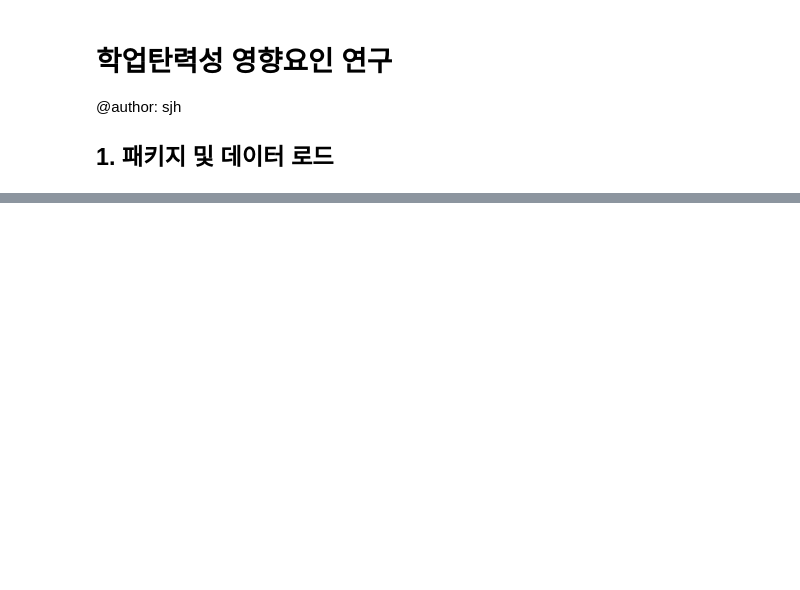
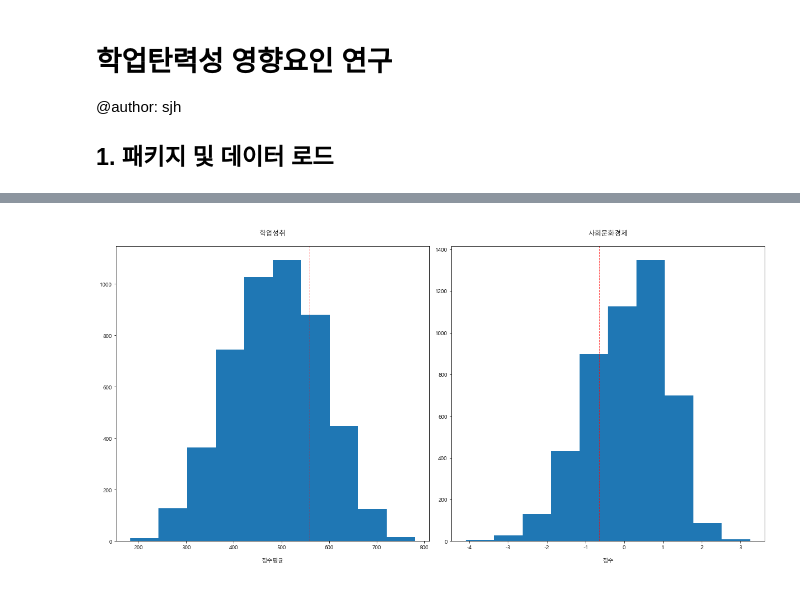
Before and after one commit to huni1023/Research, a Jupyter notebook: MixedRF/analysis.ipynb, the cells around one changed output, grey strips where cells are left out. Drawn from its saved outputs; the diff is of its cells as text; code cells hidden in the pictures; blank space fills up the shorter version.

```diff
--- a/MixedRF/analysis.ipynb
+++ b/MixedRF/analysis.ipynb
@@ -48,8 +39,2 @@ Successfully installed pyreadstat-1.1.9
 >> Current OS:  win32
 >> Current WD:  c:\Users\jhun1\Proj\Research\MixedRF
-# %%
-class Load:
-    def __init__(self, filePath):
-        self.rawDf = pd.read_spss(os.path.join(filePath))
-
-data = Load(r"C:\Users\jhun1\Dropbox\[3]Project\[혼합효과 랜덤포레스트_2022]\PISA2018\STU\CY07_MSU_STU_QQQ.sav")
@@ -97,0 +144,11 @@ class PreProcessing:
+# %%
+finalRS = {'SK': [
+            pd.read_excel(os.path.join(BASE_DIR,'data', 'cleanedData(SK).xlsx'), sheet_name='stu'),
+            pd.read_excel(os.path.join(BASE_DIR,'data', 'cleanedData(SK).xlsx'), sheet_name='sch'),
+            pd.read_excel(os.path.join(BASE_DIR,'data', 'cleanedData(SK).xlsx'), sheet_name='tch'),
+            ],
+        'US': [
+            pd.read_excel(os.path.join(BASE_DIR,'data', 'cleanedData(US).xlsx'), sheet_name='stu'),
+            pd.read_excel(os.path.join(BASE_DIR,'data', 'cleanedData(US).xlsx'), sheet_name='sch'),
+            pd.read_excel(os.path.join(BASE_DIR,'data', 'cleanedData(US).xlsx'), sheet_name='tch'),
+            ]}
@@ -97,0 +200,59 @@ class PreProcessing:
+# %%
+testBook = {
+    'read/math/sci_1': 'PV1MATH PV1READ PV1SCIE'.split(),
+    'read/math_1': 'PV1MATH PV1READ'.split(),
+    'read/math_10': 'PV1MATH PV2MATH PV3MATH PV4MATH PV5MATH PV6MATH PV7MATH PV8MATH PV9MATH PV10MATH PV1READ PV2READ PV3READ PV4READ PV5READ PV6READ PV7READ PV8READ PV9READ PV10READ'.split(),
+}
+
+def depententVariable(inputNational, codeBook,
+                    targetColumn, # 어떻게 변수를 넣어서 테스트할 것인지
+                    figName, # 그림 제목
+                    escsThreshold = 0.25, # 경제적 퀀타일
+                    acadThreshold = 0.75 # 학문적 퀀타일
+                    ):
+
+    temp = codeBook[codeBook['categories'] == 'resilient status']
+    print(f'>> 학업성취: {acadThreshold}, 사회경제문화수준: {escsThreshold} 기준으로 시험')
+
+    #!# PV1 math, PV1READ, PV1SCIE 만 사용함
+    inputNational[0]['AcademicScore'] = inputNational[0].loc[:, targetColumn].mean(axis=1)
+
+    # inputNational[0]['AcademicScore'] = academic
+
+    acadVar = inputNational[0]['AcademicScore'].quantile(acadThreshold)
+    escsVar = inputNational[0]['ESCS'].quantile(escsThreshold)
+    print('>> 학업성취 기준: ', acadVar)
+    print('>> ESCS 기준: ', escsVar)
+
+    total = inputNational[0].shape[0]
+    resilientCount = 0
+    for idx, row in inputNational[0].iterrows():
+        if row['AcademicScore'] > acadVar and row['ESCS'] < escsVar:
+            resilientCount += 1
+
+    print('\n>>>> 회복탄력성 학생수: ', resilientCount, f'({round(resilientCount/total*100, 2)})%')
+    #!# read, math 만으로 해보기
+    fig = plt.figure(figsize=(17,9))
+
+    plt.subplot(1, 2, 1)
+    plt.hist(inputNational[0]['AcademicScore'])
+    plt.title('\n학업성취\n')
+    plt.xlabel('\n점수평균\n')
+    plt.axvline(acadVar, color='r', linewidth=1, linestyle='--')
+
+    plt.subplot(1, 2, 2)
+    plt.hist(inputNational[0]['ESCS'])
+    plt.title('\n사회문화경제\n')
+    plt.xlabel('\n점수\n')
+    plt.axvline(escsVar, color='r', linewidth=1, linestyle='--')
+
+    plt.savefig(os.path.join(BASE_DIR, 'data', f'{figName}.jpg'))
+    plt.show()
+
+    return inputNational
+
+
+outputUS = depententVariable(finalRS['US'], codeBook=dataSet.cb,
+                    targetColumn=testBook['read/math_1'],
+                    figName ='읽수(미)1')
+# %% [output]
@@ -97,0 +264 @@ class PreProcessing:
+[figure, added]
```
Also changed, not shown: parts of 17 cells of this notebook, 1 other file.
